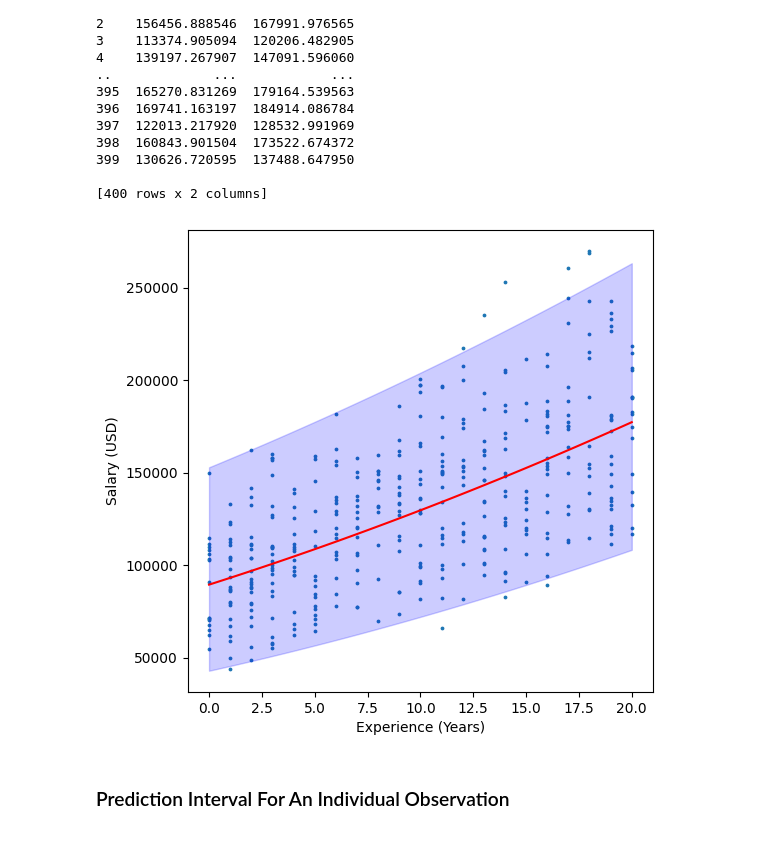
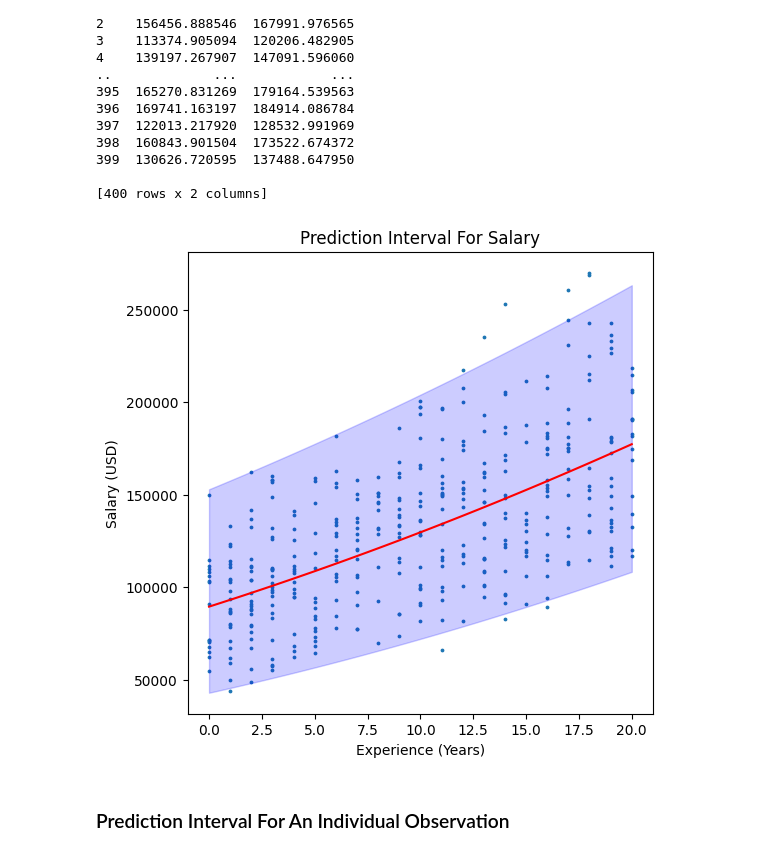
Before and after one commit to ksbuffaloe/Data-5600, a Jupyter notebook: 01_project/SCRIPTS/tech_employee_salary.ipynb, the cells around one changed output. Cells and saved outputs as stored; diff of their text form; code cells hidden in the pictures.

```diff
--- a/01_project/SCRIPTS/tech_employee_salary.ipynb
+++ b/01_project/SCRIPTS/tech_employee_salary.ipynb
@@ -876,13 +886,14 @@ print(ci_summary**2)
 # %%
 plot_model(emp_trim['exp_yr'], emp_trim['salary'])
 plt.fill_between(x,
                  np.square(pred_trans['obs_ci_lower']),
                  np.square(pred_trans['obs_ci_upper']),
                  color = 'blue',
                  alpha = 0.2)
+plt.title('Prediction Interval For Salary')
 plt.show()
 # %% [output]
-[figure, old version]
+[figure, new version]
 # %% [markdown]
 ### Prediction Interval For An Individual Observation
 # %%
```
Also changed, not shown: parts of 7 cells of this notebook.
